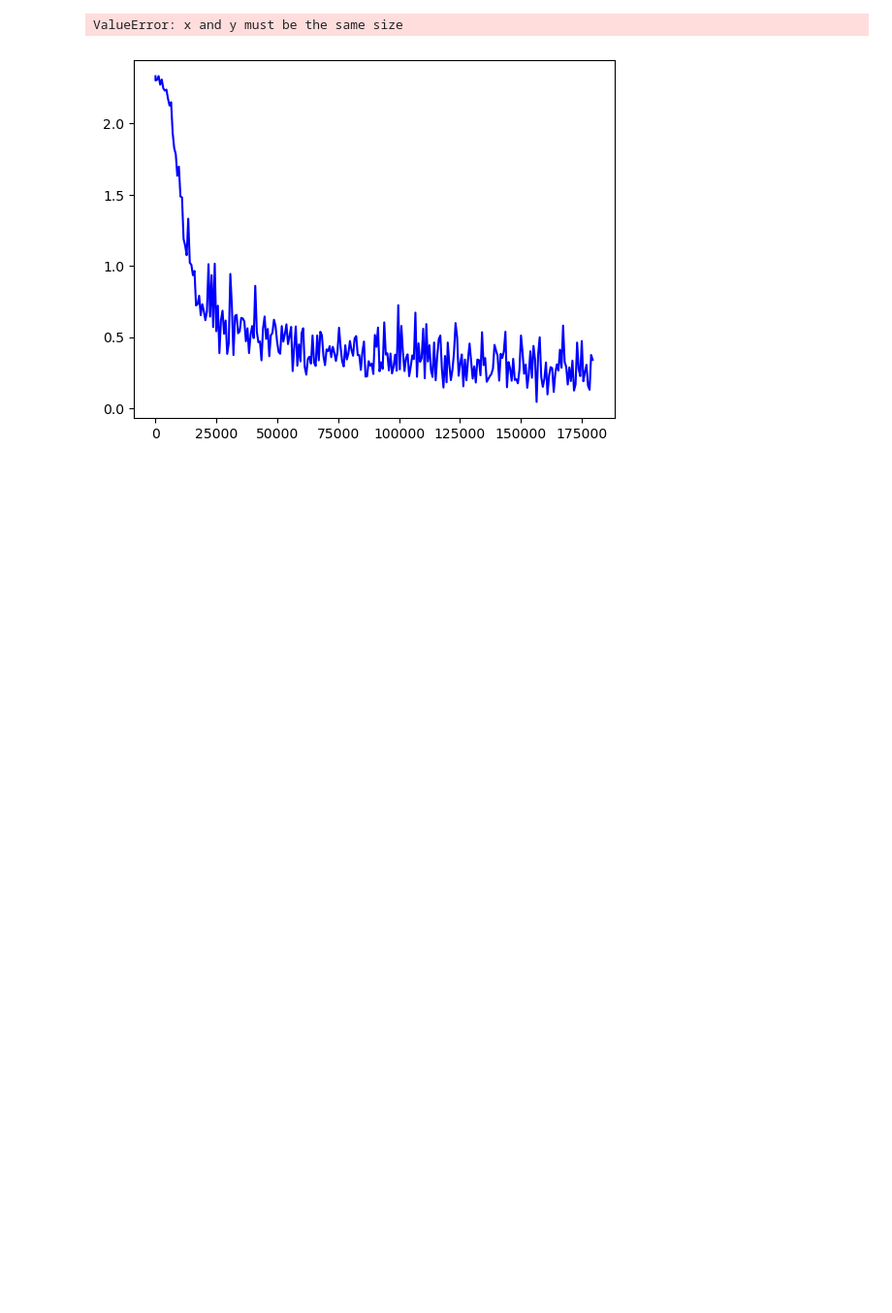
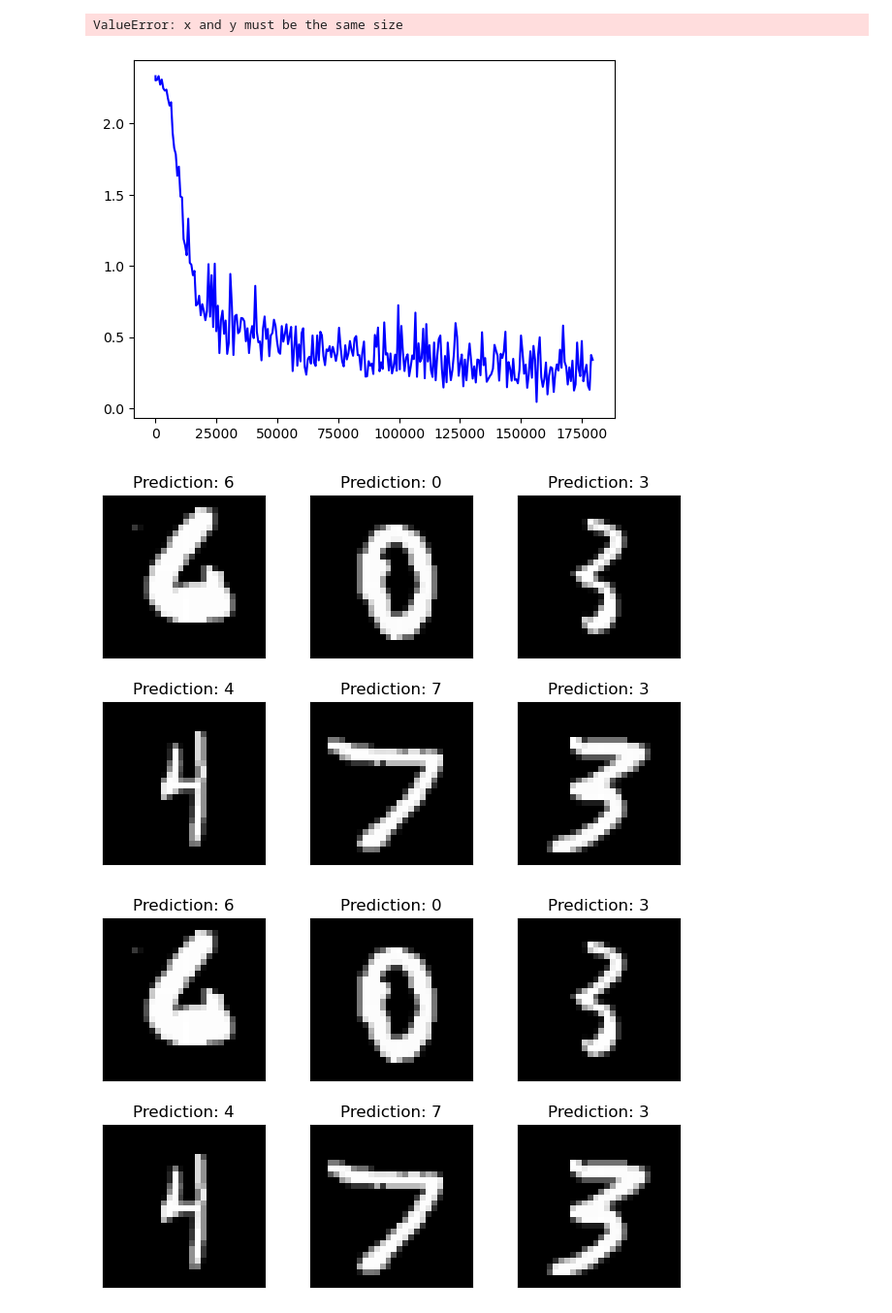
Before and after one commit to aleemkirk/NN-scratch, a Jupyter notebook: MNIST_PyTorch.ipynb, the cells around one changed output. Shown: that part at 97% size. Cells and saved outputs as stored; diff of their text form; code cells hidden in the pictures; blank space fills up the shorter version.

```diff
--- a/MNIST_PyTorch.ipynb
+++ b/MNIST_PyTorch.ipynb
@@ -155,3 +155,20 @@ plt.legend(['Train Loss', 'Test Loss'], loc='upper right')
 # %% [output]
 ValueError: x and y must be the same size
 [figure]
+# %%
+with torch.no_grad():
+    output = network(example_data)
+# %%
+fig = plt.figure()
+for i in range(6):
+  plt.subplot(2,3,i+1)
+  plt.tight_layout()
+  plt.imshow(example_data[i][0], cmap='gray', interpolation='none')
+  plt.title("Prediction: {}".format(
+    output.data.max(1, keepdim=True)[1][i].item()))
+  plt.xticks([])
+  plt.yticks([])
+fig
+# %% [output]
+[figure, added]
+[figure, added]
```
Also changed, not shown: parts of 4 cells of this notebook, 2 other files.
